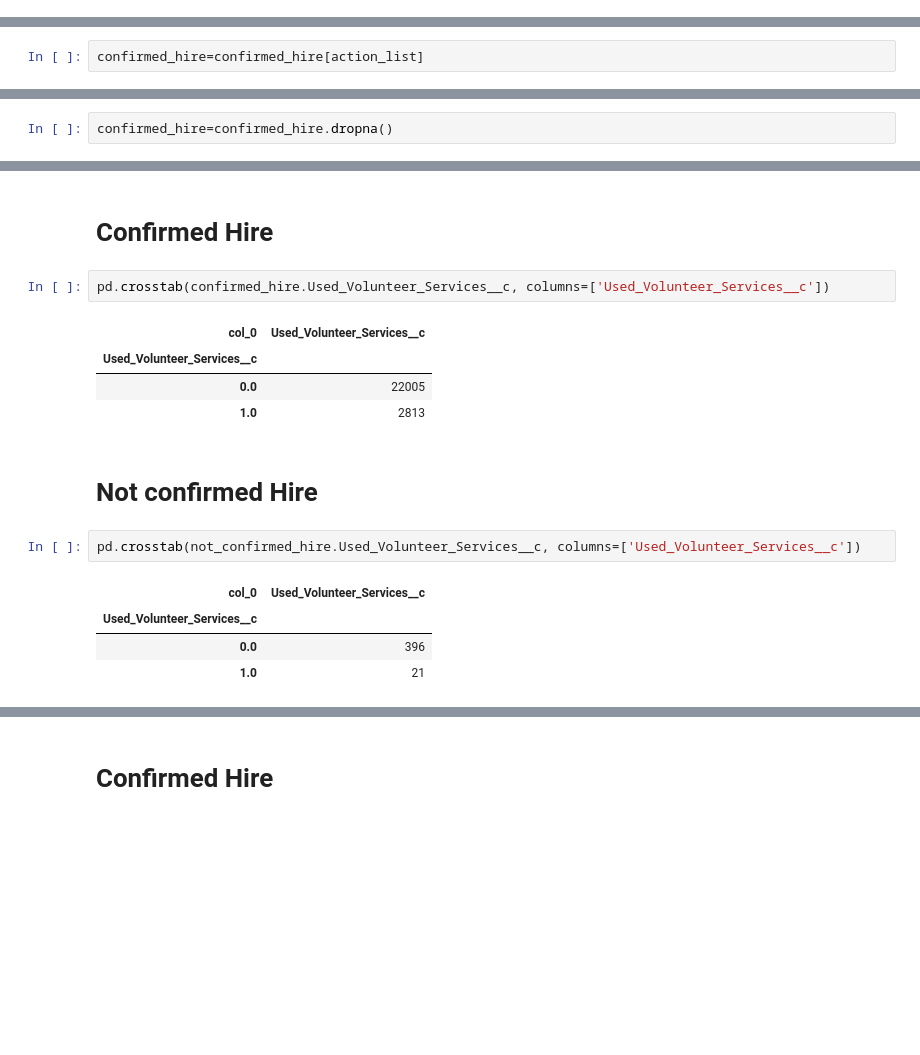
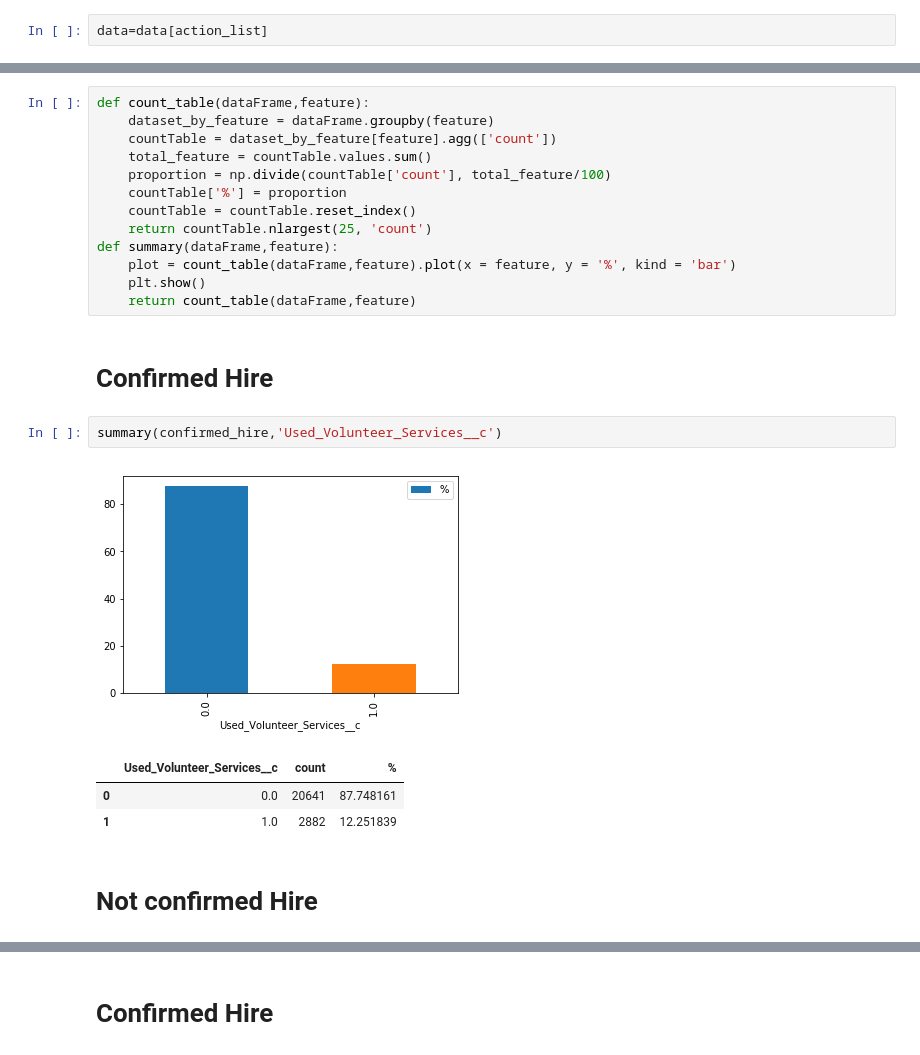
Before and after one commit to iAlhasan/DSP-Project, a Jupyter notebook: Nameetha-HireHero_Action_Analysis.ipynb, the cells around one changed output, grey strips where cells are left out. Drawn from its saved outputs; the diff is of its cells as text; blank space fills up the shorter version.

```diff
--- a/Nameetha-HireHero_Action_Analysis.ipynb
+++ b/Nameetha-HireHero_Action_Analysis.ipynb
@@ -65,3 +13,5 @@ Revised Resume used to apply for a job--done
+# %%
+data=data[action_list]
 # %%
 confirmed_hire=data.loc[data["Hire_Heroes_USA_Confirmed_Hire__c"]==1]
 # %%
@@ -101,2 +26,0 @@ action_list=["Used_Federal_Services__c","Used_Volunteer_Services__c","Assessment
-# %%
-confirmed_hire=confirmed_hire[action_list]
@@ -127,2 +26,0 @@ dtype: int64
-# %%
-confirmed_hire=confirmed_hire.dropna()
@@ -181,18 +27,24 @@ not_confirmed_hire.shape
+# %%
+def count_table(dataFrame,feature):
+    dataset_by_feature = dataFrame.groupby(feature)
+    countTable = dataset_by_feature[feature].agg(['count'])
+    total_feature = countTable.values.sum()
+    proportion = np.divide(countTable['count'], total_feature/100)
+    countTable['%'] = proportion
+    countTable = countTable.reset_index()
+    return countTable.nlargest(25, 'count')
+def summary(dataFrame,feature):
+    plot = count_table(dataFrame,feature).plot(x = feature, y = '%', kind = 'bar')
+    plt.show()
+    return count_table(dataFrame,feature)
 # %% [markdown]
 # Confirmed Hire
-# %%
-pd.crosstab(confirmed_hire.Used_Volunteer_Services__c, columns=['Used_Volunteer_Services__c'])
-# %% [output]
-| col_0 | Used_Volunteer_Services__c |
-| Used_Volunteer_Services__c |  |
-| 0.0 | 22005 |
-| 1.0 | 2813 |
+# %%
+summary(confirmed_hire,'Used_Volunteer_Services__c')
+# %% [output]
+[figure, added]
+|  | Used_Volunteer_Services__c | count | % |
+| 0 | 0.0 | 20641 | 87.748161 |
+| 1 | 1.0 | 2882 | 12.251839 |
 # %% [markdown]
 # Not confirmed Hire
-# %%
-pd.crosstab(not_confirmed_hire.Used_Volunteer_Services__c, columns=['Used_Volunteer_Services__c'])
-# %% [output]
-| col_0 | Used_Volunteer_Services__c |
-| Used_Volunteer_Services__c |  |
-| 0.0 | 396 |
-| 1.0 | 21 |
```
Also changed, not shown: parts of 108 cells of this notebook.
